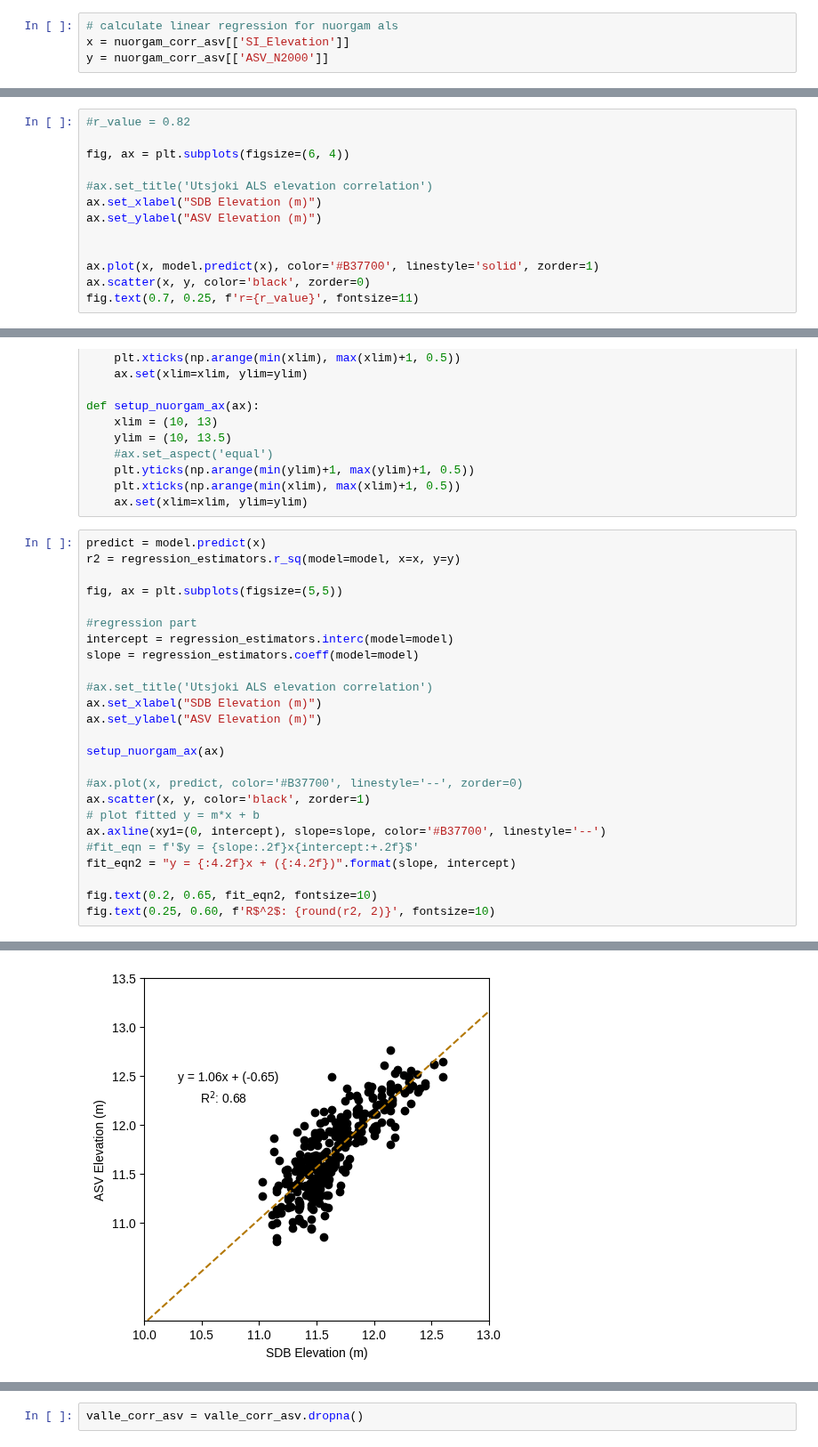
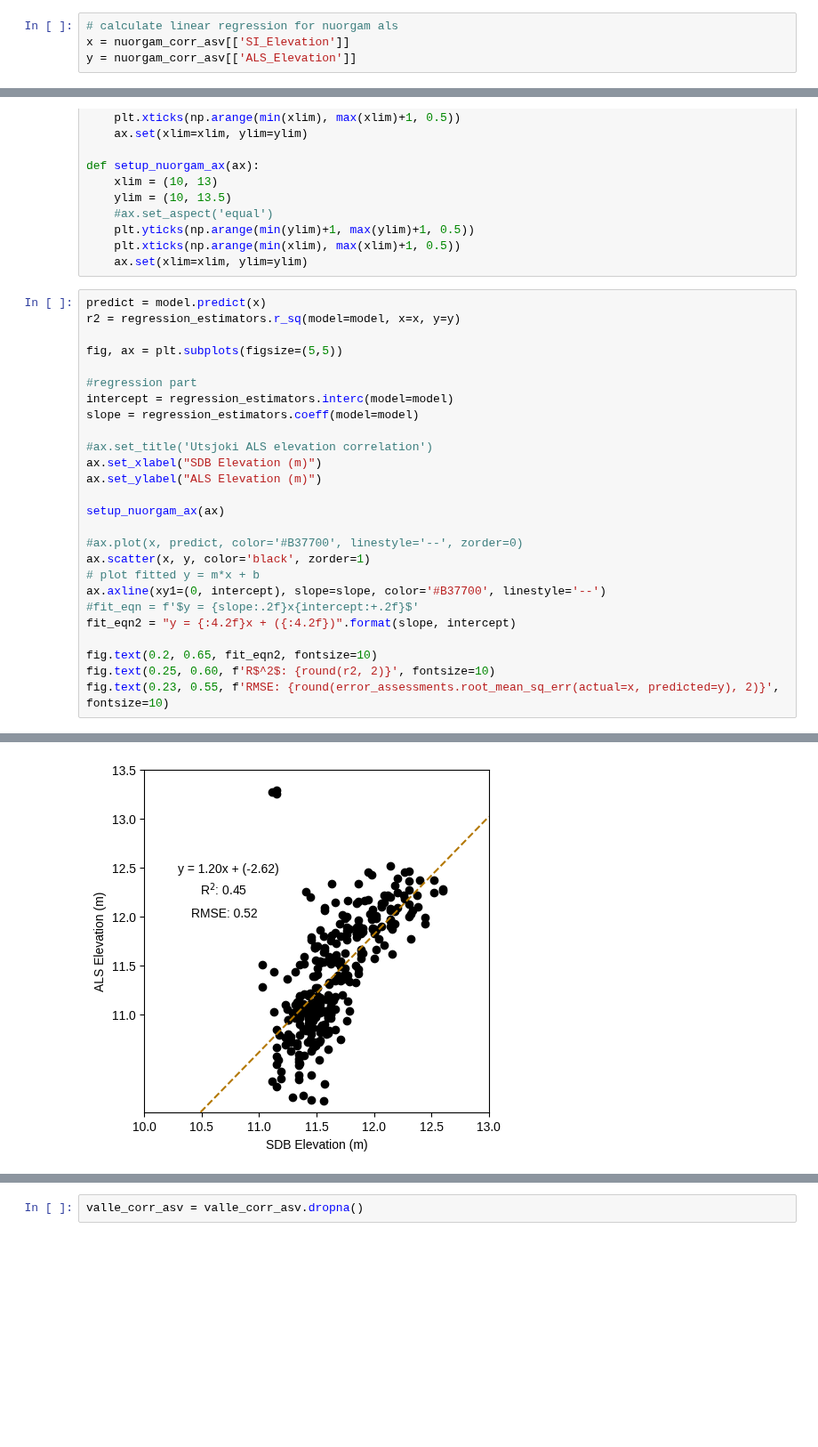
Before and after one commit to susannakukka/bathymetric-model-analysis, a Jupyter notebook: notebooks/error_assessments_and_model_correlations.ipynb, the cells around one changed output, grey strips where cells are left out. Shown at 89% size. Saved outputs shown, nothing was run; the diff lists cells and outputs as text; blank space fills up the shorter version.

Commit message:
added RMSE to random sample corr plots

```diff
--- a/notebooks/error_assessments_and_model_correlations.ipynb
+++ b/notebooks/error_assessments_and_model_correlations.ipynb
@@ -557,7 +557,7 @@ model = LinearRegression()
 # %%
 # calculate linear regression for nuorgam als
 x = nuorgam_corr_asv[['SI_Elevation']]
-y = nuorgam_corr_asv[['ASV_N2000']]
+y = nuorgam_corr_asv[['ALS_Elevation']]
 # %%
 model.fit(x, y)
 
@@ -570,13 +567,0 @@ import matplotlib.pyplot as plt
-# %%
-#r_value = 0.82
-
-fig, ax = plt.subplots(figsize=(6, 4))
-
-#ax.set_title('Utsjoki ALS elevation correlation')
-ax.set_xlabel("SDB Elevation (m)")
-ax.set_ylabel("ASV Elevation (m)")
-
-
-ax.plot(x, model.predict(x), color='#B37700', linestyle='solid', zorder=1)
-ax.scatter(x, y, color='black', zorder=0)
-fig.text(0.7, 0.25, f'r={r_value}', fontsize=11)
@@ -611,7 +593,7 @@ slope = regression_estimators.coeff(model=model)
 
 #ax.set_title('Utsjoki ALS elevation correlation')
 ax.set_xlabel("SDB Elevation (m)")
-ax.set_ylabel("ASV Elevation (m)")
+ax.set_ylabel("ALS Elevation (m)")
 
 setup_nuorgam_ax(ax)
 
@@ -624,4 +606,5 @@ fit_eqn2 = "y = {:4.2f}x + ({:4.2f})".format(slope, intercept)
 
 fig.text(0.2, 0.65, fit_eqn2, fontsize=10)
 fig.text(0.25, 0.60, f'R$^2$: {round(r2, 2)}', fontsize=10)
+fig.text(0.23, 0.55, f'RMSE: {round(error_assessments.root_mean_sq_err(actual=x, predicted=y), 2)}', fontsize=10)
 # %% [output]
@@ -629,3 +612,3 @@ Text(0.25, 0.6, 'R$^2$: 0.68')
-[figure, old version]
+[figure, new version]
 # %%
 # save as png
```
Also changed, not shown: parts of 21 cells of this notebook, 14 other files.
